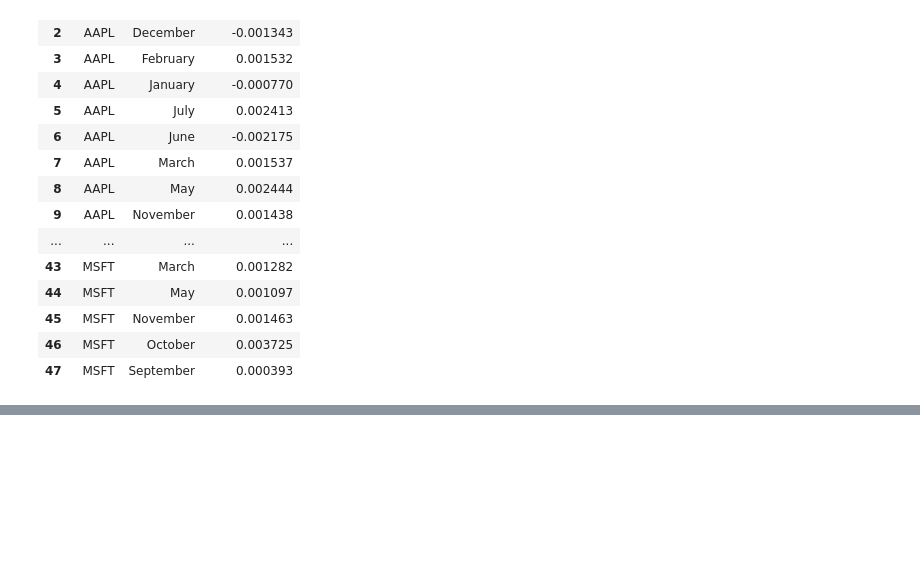
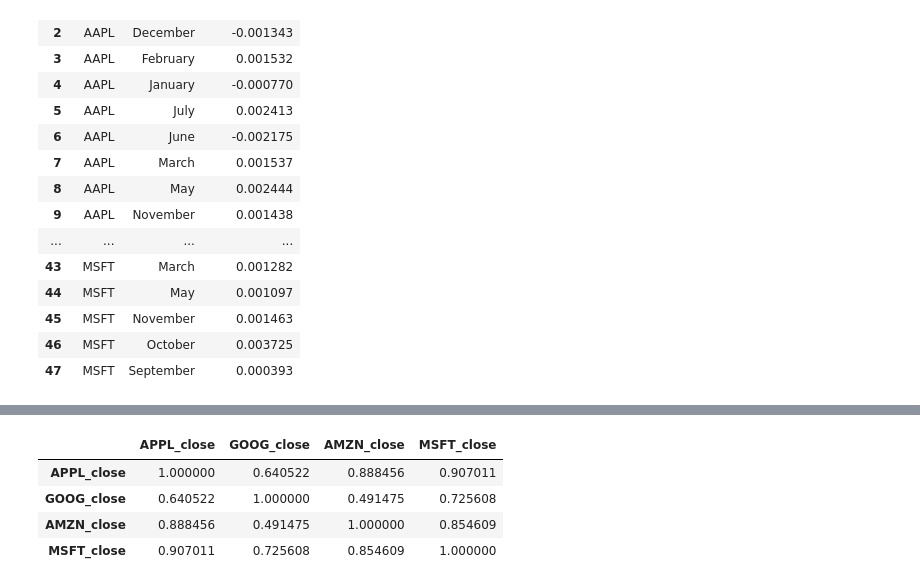
Before and after one commit to ThonteShila/DataAnalytics_Projects, a Jupyter notebook: Stock Market Data Analytics/Stock_Market_Analysis_Notebook.ipynb, the cells around one changed output, grey strips where cells are left out. Saved outputs shown, nothing was run; the diff lists cells and outputs as text; code cells hidden in the pictures; blank space fills up the shorter version.

```diff
--- a/Stock Market Data Analytics/Stock_Market_Analysis_Notebook.ipynb
+++ b/Stock Market Data Analytics/Stock_Market_Analysis_Notebook.ipynb
@@ -395,0 +424,8 @@ px.bar(monthly_return,x="month",y="Daily Return",barmode="group",color="Name",ti
+# %%
+closing_price.corr()
+# %% [output]
+|  | APPL_close | GOOG_close | AMZN_close | MSFT_close |
+| APPL_close | 1.000000 | 0.640522 | 0.888456 | 0.907011 |
+| GOOG_close | 0.640522 | 1.000000 | 0.491475 | 0.725608 |
+| AMZN_close | 0.888456 | 0.491475 | 1.000000 | 0.854609 |
+| MSFT_close | 0.907011 | 0.725608 | 0.854609 | 1.000000 |
```
Also changed, not shown: parts of 7 cells of this notebook.
